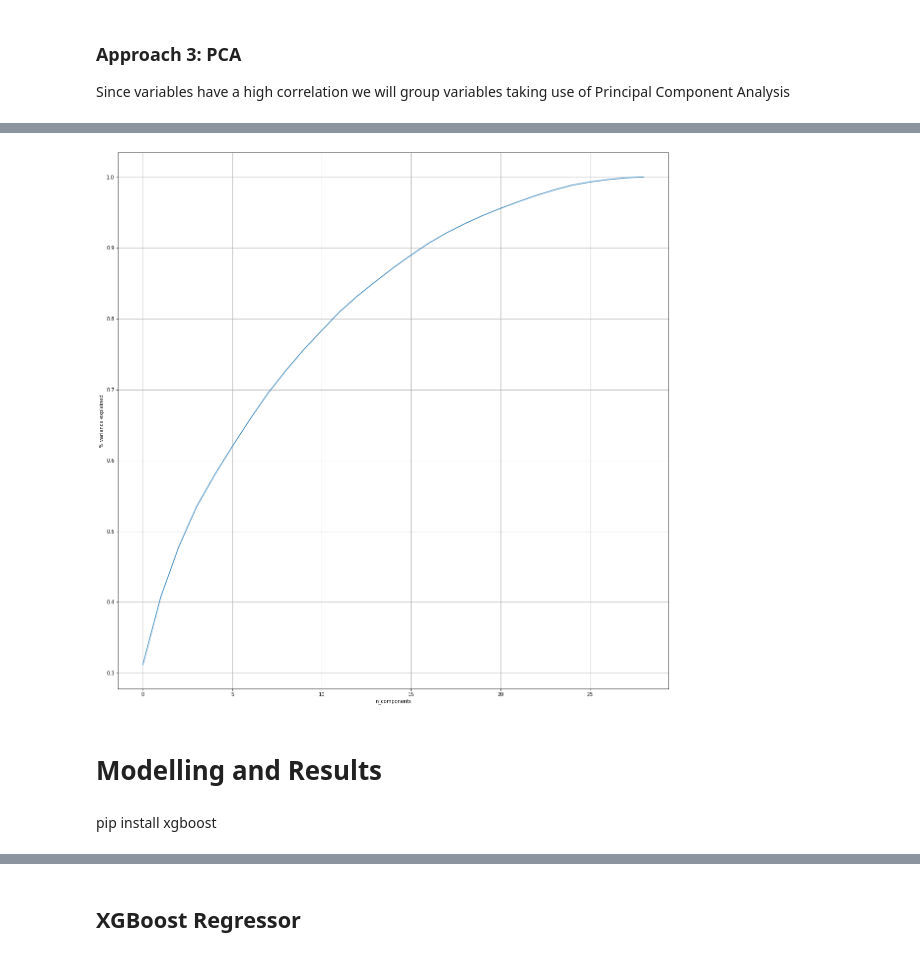
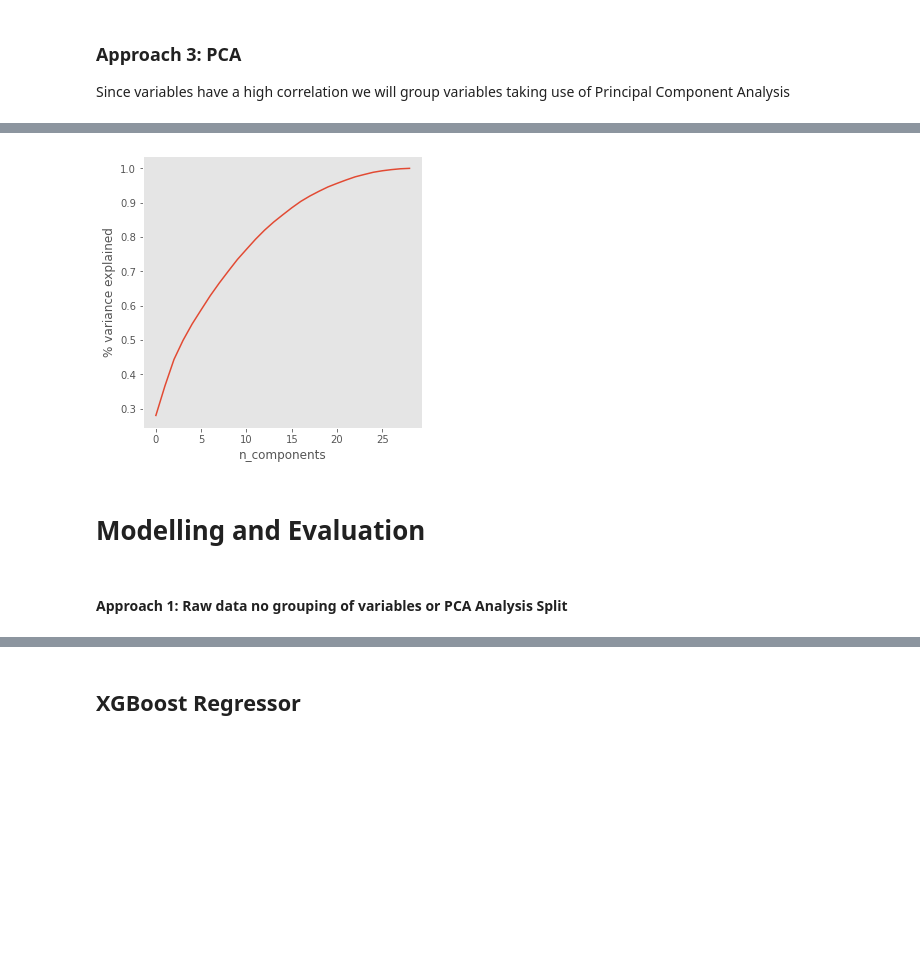
Before and after one commit to lucasbotellaroca/Covid-19_Reproduction_Rate_Estimator, a Jupyter notebook: data_model_evaluation_R0.ipynb, the cells around one changed output, grey strips where cells are left out. Cells and saved outputs as stored; diff of their text form; code cells hidden in the pictures; blank space fills up the shorter version.

```diff
--- a/data_model_evaluation_R0.ipynb
+++ b/data_model_evaluation_R0.ipynb
@@ -187,11 +232,19 @@ df.head()
 ### Approach 3: PCA
 Since variables have a high correlation we will group variables taking use of Principal Component Analysis
 # %%
-df['total_vaccinations_per_100'] = df['total_vaccinations_per_100'].fillna(0)
-df['accumulated'] = df['accumulated'].fillna(0)
-df['urban_population'] = df['urban_population'].fillna(df['urban_population'].mean())
-df['parks'] = df['parks'].fillna(df['parks'].mean())
-df['temp'] = df['temp'].fillna(df['temp'].mean())
-df['prcp'] = df['prcp'].fillna(df['prcp'].mean())
-df['%youth_unemployment_total'] = df['%youth_unemployment_total'].fillna(df['%youth_unemployment_total'].mean())
-df['%df_population_gr_65'] = df['%df_population_gr_65'].fillna(df['%df_population_gr_65'].mean())
+df_appch3=df.copy()
+del df_appch3['doctors_per_1000']
+del df_appch3['nurses_per_1000']
+del df_appch3['beds_per_1000']
+del df_appch3['number_of_arrivals']
+
+df_appch3['total_vaccinations_per_100'] = df_appch3['total_vaccinations_per_100'].fillna(0)
+df_appch3['accumulated'] = df_appch3['accumulated'].fillna(0)
+df_appch3['urban_population'] = df_appch3['urban_population'].fillna(df_appch3['urban_population'].mean())
+df_appch3['parks'] = df_appch3['parks'].fillna(df_appch3['parks'].mean())
+df_appch3['temp'] = df_appch3['temp'].fillna(df_appch3['temp'].mean())
+df_appch3['prcp'] = df_appch3['prcp'].fillna(df_appch3['prcp'].mean())
+df_appch3['%youth_unemployment_total'] = df_appch3['%youth_unemployment_total'].fillna(df_appch3['%youth_unemployment_total'].mean())
+df_appch3['%df_population_gr_65'] = df_appch3['%df_population_gr_65'].fillna(df_appch3['%df_population_gr_65'].mean())
+#Just one null value
+df_appch3['R0_prev28'] = df_appch3['R0_prev28'].fillna(df_appch3['R0_prev28'].mean())
@@ -237,36 +271,36 @@ Index(['Code', 'Date', 'retail_and_recreation', 'grocery_and_pharmacy',
 # %%
-features=['retail_and_recreation', 'grocery_and_pharmacy',
-       'residential', 'transit_stations', 'parks', 'workplaces',
-       'contact_tracing', 'testing_policy', 'international_travel_controls',
+features=['contact_tracing',
+       'retail_and_recreation', 'grocery_and_pharmacy', 'residential',
+       'transit_stations', 'parks', 'workplaces', 'debt_relief',
+       'income_support', 'testing_policy', 'international_travel_controls',
        'restrictions_internal_movements', 'close_public_transport',
        'public_information_campaigns', 'facial_coverings',
        'stay_home_requirements', 'restriction_gatherings',
        'cancel_public_events', 'workplace_closures', 'school_closures',
-       'debt_relief', 'income_support', 'Holiday', 'temp', 'prcp',
-       'urban_population', 'total_vaccinations_per_100',
-       '%youth_unemployment_total','%df_population_gr_65',
-       'Excess mortality P-scores, all ages Prev 18 days','accumulated']
+       'Holiday', 'temp', 'prcp', 'urban_population',
+       'total_vaccinations_per_100', '%youth_unemployment_total',
+       '%df_population_gr_65','accumulated', 'R0_prev28']
 
 # Separating out the features
-x = df.loc[:, features].values
+x = df_appch3.reindex(columns = features).values
 # Separating out the target
-y = df.loc[:,['R0']].values
+y = df_appch3.reindex(columns = ['R0']).values
 # Standardizing the features
 x = StandardScaler().fit_transform(x)
 # %%
-from sklearn.decomposition import PCA
 pca = PCA(n_components = x.shape[1])
 pca_data = pca.fit_transform(x)
 
 percent_var_explained = pca.explained_variance_/(np.sum(pca.explained_variance_))
 cumm_var_explained = np.cumsum(percent_var_explained)
 
+plt.rcParams["figure.figsize"] = (5,5)
 plt.plot(cumm_var_explained)
 plt.grid()
 plt.xlabel("n_components")
 plt.ylabel("% variance explained")
 plt.show()
 # %% [output]
-[figure, old version]
+[figure, new version]
 # %%
 from sklearn.decomposition import PCA
@@ -280,4 +314,2 @@ df=principalDf
 # %% [markdown]
-# Modelling and Results
+# Modelling and Evaluation
-# %% [markdown]
-pip install xgboost
@@ -296,0 +316,2 @@ y_test=X_2['R0']
+# %% [markdown]
+#### Approach 1: Raw data no grouping of variables or PCA Analysis Split
```
Also changed, not shown: parts of 137 cells of this notebook.
